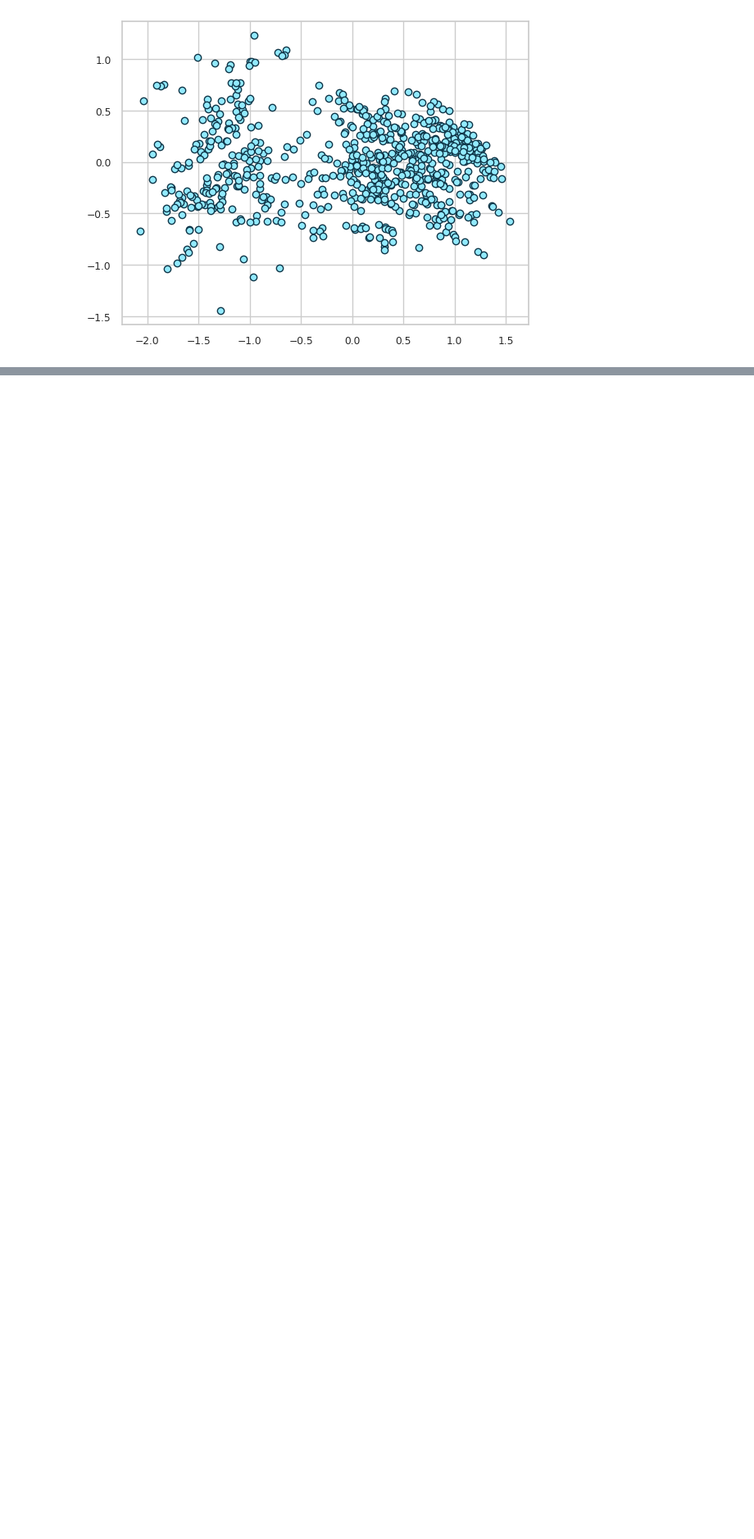
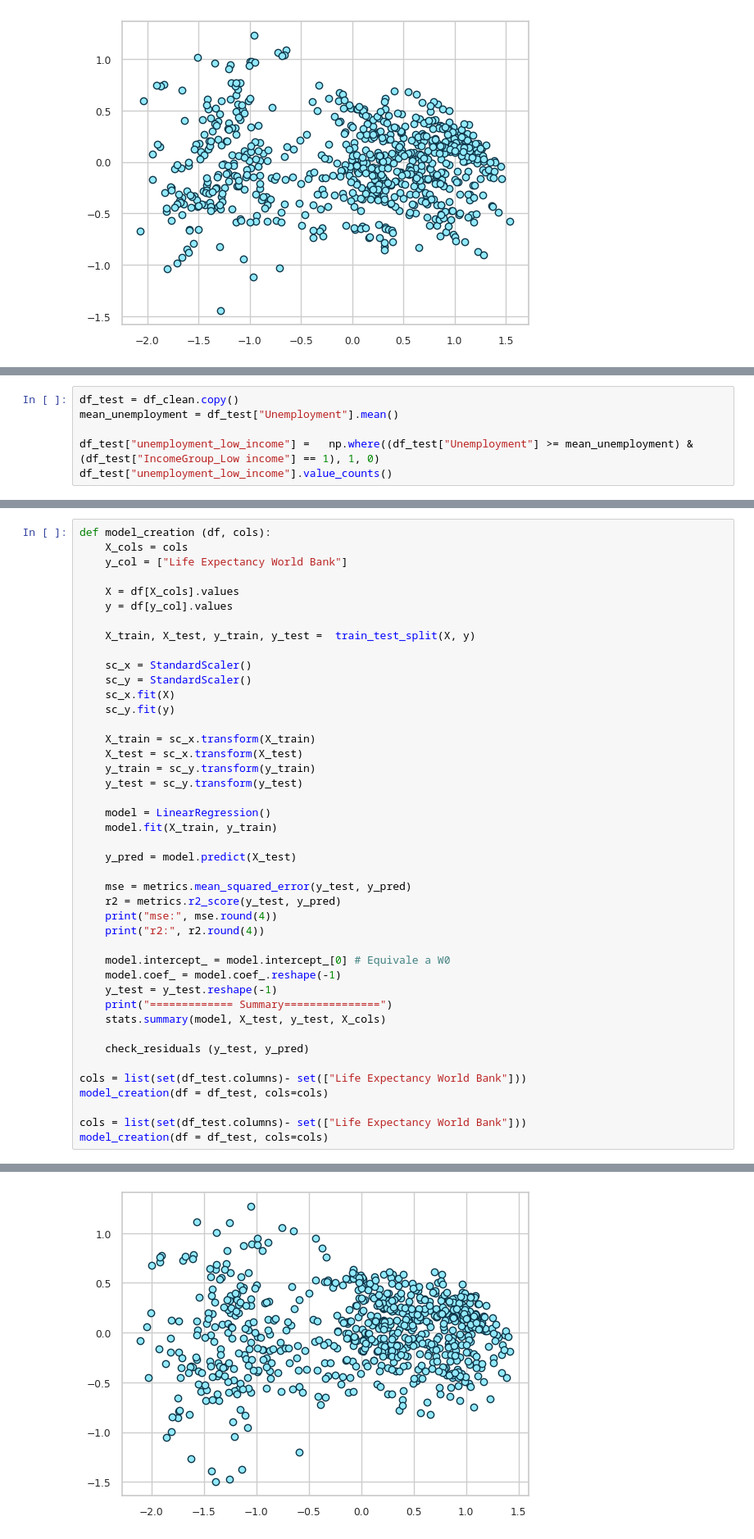
Before and after one commit to William-CCS96/linear_regression_life_expectancy_and_socioeconomic, a Jupyter notebook: notebooks/0.0-linear_regression_life_expectancy_and_socioeconomic-introduction.ipynb, the cells around one changed output, grey strips where cells are left out. Shown at 82% size. Saved outputs shown, nothing was run; the diff lists cells and outputs as text; blank space fills up the shorter version.

```diff
--- a/notebooks/0.0-linear_regression_life_expectancy_and_socioeconomic-introduction.ipynb
+++ b/notebooks/0.0-linear_regression_life_expectancy_and_socioeconomic-introduction.ipynb
@@ -648,0 +661,6 @@ check_residuals (y_test, y_pred)
+# %%
+df_test = df_clean.copy()
+mean_unemployment = df_test["Unemployment"].mean()
+
+df_test["unemployment_low_income"] =   np.where((df_test["Unemployment"] >= mean_unemployment) & (df_test["IncomeGroup_Low income"] == 1), 1, 0)
+df_test["unemployment_low_income"].value_counts()
@@ -648,0 +688,44 @@ check_residuals (y_test, y_pred)
+# %%
+def model_creation (df, cols):
+    X_cols = cols
+    y_col = ["Life Expectancy World Bank"]
+
+    X = df[X_cols].values
+    y = df[y_col].values
+
+    X_train, X_test, y_train, y_test =  train_test_split(X, y)
+
+    sc_x = StandardScaler()
+    sc_y = StandardScaler()
+    sc_x.fit(X)
+    sc_y.fit(y)
+
+    X_train = sc_x.transform(X_train)
+    X_test = sc_x.transform(X_test)
+    y_train = sc_y.transform(y_train)
+    y_test = sc_y.transform(y_test)
+
+    model = LinearRegression()
+    model.fit(X_train, y_train)
+
+    y_pred = model.predict(X_test)
+
+    mse = metrics.mean_squared_error(y_test, y_pred)
+    r2 = metrics.r2_score(y_test, y_pred)
+    print("mse:", mse.round(4))
+    print("r2:", r2.round(4))
+
+    model.intercept_ = model.intercept_[0] # Equivale a W0
+    model.coef_ = model.coef_.reshape(-1)
+    y_test = y_test.reshape(-1)
+    print("============= Summary===============")
+    stats.summary(model, X_test, y_test, X_cols)
+
+    check_residuals (y_test, y_pred)
+
+cols = list(set(df_test.columns)- set(["Life Expectancy World Bank"]))
+model_creation(df = df_test, cols=cols)
+
+cols = list(set(df_test.columns)- set(["Life Expectancy World Bank"]))
+model_creation(df = df_test, cols=cols)
+# %% [output]
@@ -648,0 +749 @@ check_residuals (y_test, y_pred)
+[figure, added]
```
Also changed, not shown: parts of 13 cells of this notebook, 2 other files.
